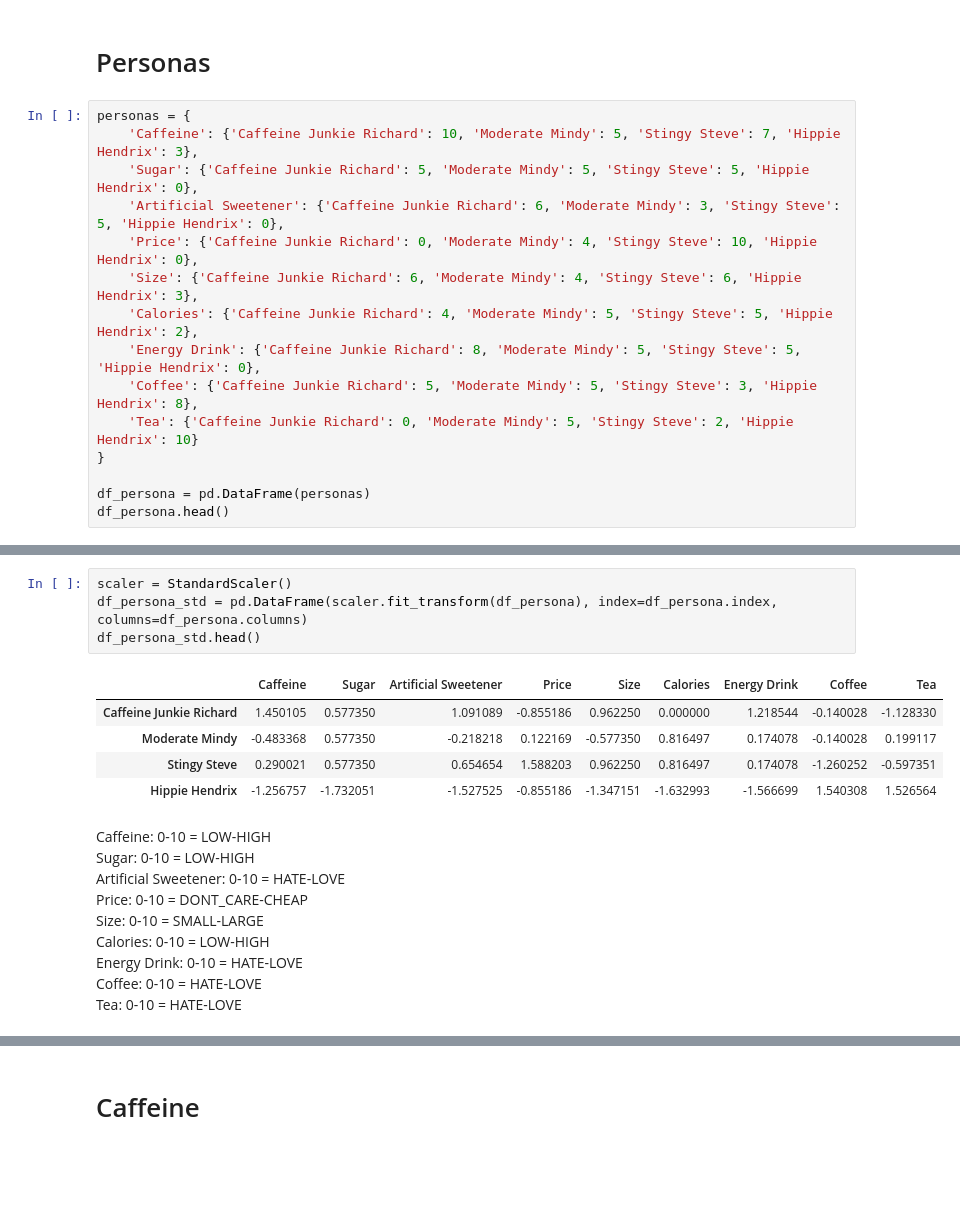
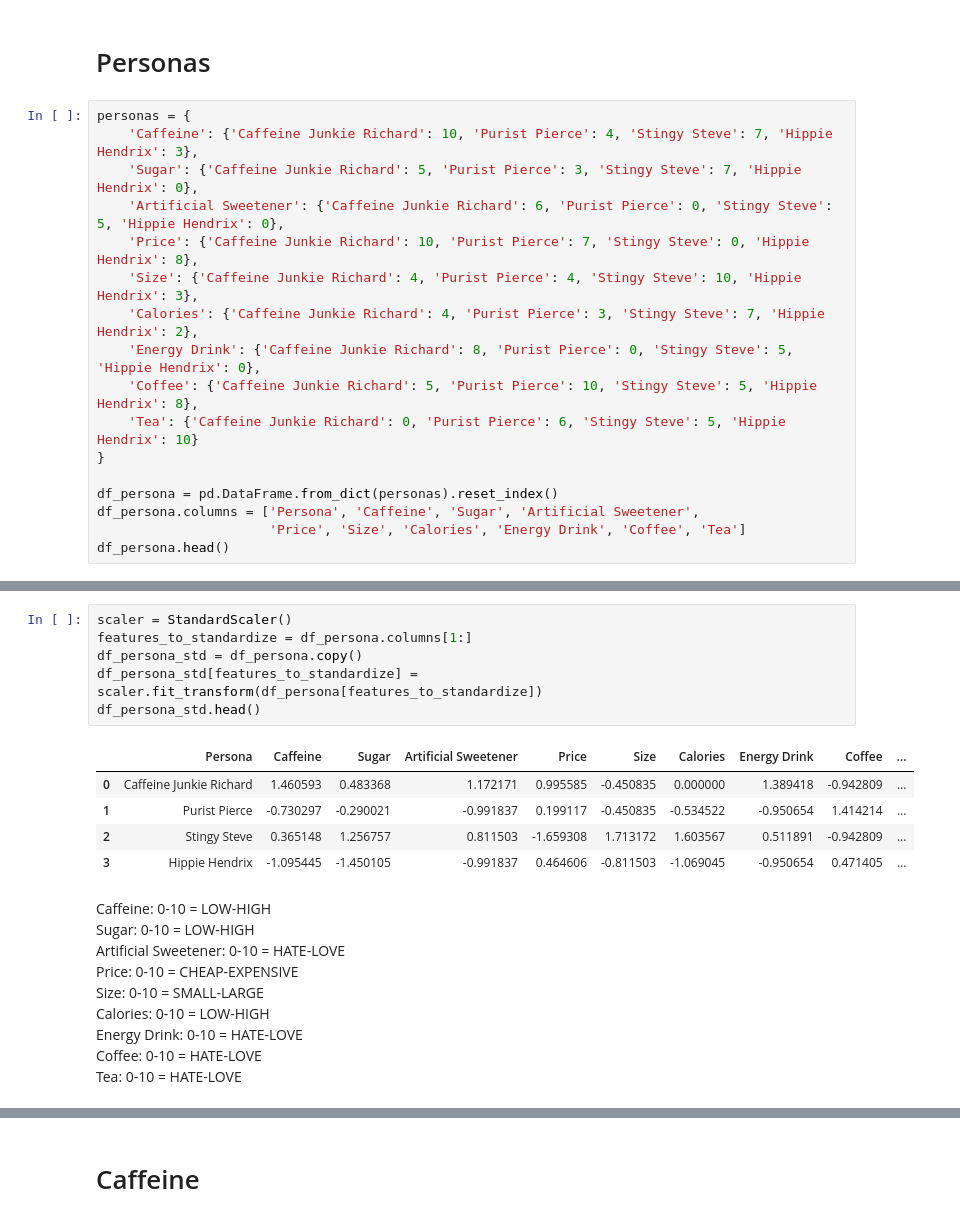
Before and after one commit to nallen19/CaffeineVisualization, a Jupyter notebook: Personas.ipynb, the cells around one changed output, grey strips where cells are left out. Drawn from its saved outputs; the diff is of its cells as text; blank space fills up the shorter version.

```diff
--- a/Personas.ipynb
+++ b/Personas.ipynb
@@ -11,17 +11,19 @@ from sklearn.preprocessing import StandardScaler
 # Personas
 # %%
 personas = {
-    'Caffeine': {'Caffeine Junkie Richard': 10, 'Moderate Mindy': 5, 'Stingy Steve': 7, 'Hippie Hendrix': 3},
-    'Sugar': {'Caffeine Junkie Richard': 5, 'Moderate Mindy': 5, 'Stingy Steve': 5, 'Hippie Hendrix': 0},
-    'Artificial Sweetener': {'Caffeine Junkie Richard': 6, 'Moderate Mindy': 3, 'Stingy Steve': 5, 'Hippie Hendrix': 0},
-    'Price': {'Caffeine Junkie Richard': 0, 'Moderate Mindy': 4, 'Stingy Steve': 10, 'Hippie Hendrix': 0},
-    'Size': {'Caffeine Junkie Richard': 6, 'Moderate Mindy': 4, 'Stingy Steve': 6, 'Hippie Hendrix': 3},
-    'Calories': {'Caffeine Junkie Richard': 4, 'Moderate Mindy': 5, 'Stingy Steve': 5, 'Hippie Hendrix': 2},
-    'Energy Drink': {'Caffeine Junkie Richard': 8, 'Moderate Mindy': 5, 'Stingy Steve': 5, 'Hippie Hendrix': 0},
-    'Coffee': {'Caffeine Junkie Richard': 5, 'Moderate Mindy': 5, 'Stingy Steve': 3, 'Hippie Hendrix': 8},
-    'Tea': {'Caffeine Junkie Richard': 0, 'Moderate Mindy': 5, 'Stingy Steve': 2, 'Hippie Hendrix': 10}
+    'Caffeine': {'Caffeine Junkie Richard': 10, 'Purist Pierce': 4, 'Stingy Steve': 7, 'Hippie Hendrix': 3},
+    'Sugar': {'Caffeine Junkie Richard': 5, 'Purist Pierce': 3, 'Stingy Steve': 7, 'Hippie Hendrix': 0},
+    'Artificial Sweetener': {'Caffeine Junkie Richard': 6, 'Purist Pierce': 0, 'Stingy Steve': 5, 'Hippie Hendrix': 0},
+    'Price': {'Caffeine Junkie Richard': 10, 'Purist Pierce': 7, 'Stingy Steve': 0, 'Hippie Hendrix': 8},
+    'Size': {'Caffeine Junkie Richard': 4, 'Purist Pierce': 4, 'Stingy Steve': 10, 'Hippie Hendrix': 3},
+    'Calories': {'Caffeine Junkie Richard': 4, 'Purist Pierce': 3, 'Stingy Steve': 7, 'Hippie Hendrix': 2},
+    'Energy Drink': {'Caffeine Junkie Richard': 8, 'Purist Pierce': 0, 'Stingy Steve': 5, 'Hippie Hendrix': 0},
+    'Coffee': {'Caffeine Junkie Richard': 5, 'Purist Pierce': 10, 'Stingy Steve': 5, 'Hippie Hendrix': 8},
+    'Tea': {'Caffeine Junkie Richard': 0, 'Purist Pierce': 6, 'Stingy Steve': 5, 'Hippie Hendrix': 10}
 }
 
-df_persona = pd.DataFrame(personas)
+df_persona = pd.DataFrame.from_dict(personas).reset_index()
+df_persona.columns = ['Persona', 'Caffeine', 'Sugar', 'Artificial Sweetener',
+                      'Price', 'Size', 'Calories', 'Energy Drink', 'Coffee', 'Tea']
 df_persona.head()
 # %% [output]
@@ -33,18 +35,20 @@ df_persona.head()
 # %%
 scaler = StandardScaler()
-df_persona_std = pd.DataFrame(scaler.fit_transform(df_persona), index=df_persona.index, columns=df_persona.columns)
+features_to_standardize = df_persona.columns[1:]
+df_persona_std = df_persona.copy()
+df_persona_std[features_to_standardize] = scaler.fit_transform(df_persona[features_to_standardize])
 df_persona_std.head()
 # %% [output]
-|  | Caffeine | Sugar | Artificial Sweetener | Price | Size | Calories | Energy Drink | Coffee | Tea |
-| Caffeine Junkie Richard | 1.450105 | 0.577350 | 1.091089 | -0.855186 | 0.962250 | 0.000000 | 1.218544 | -0.140028 | -1.128330 |
-| Moderate Mindy | -0.483368 | 0.577350 | -0.218218 | 0.122169 | -0.577350 | 0.816497 | 0.174078 | -0.140028 | 0.199117 |
-| Stingy Steve | 0.290021 | 0.577350 | 0.654654 | 1.588203 | 0.962250 | 0.816497 | 0.174078 | -1.260252 | -0.597351 |
-| Hippie Hendrix | -1.256757 | -1.732051 | -1.527525 | -0.855186 | -1.347151 | -1.632993 | -1.566699 | 1.540308 | 1.526564 |
+|  | Persona | Caffeine | Sugar | Artificial Sweetener | Price | Size | Calories | Energy Drink | Coffee | ... |
+| 0 | Caffeine Junkie Richard | 1.460593 | 0.483368 | 1.172171 | 0.995585 | -0.450835 | 0.000000 | 1.389418 | -0.942809 | ... |
+| 1 | Purist Pierce | -0.730297 | -0.290021 | -0.991837 | 0.199117 | -0.450835 | -0.534522 | -0.950654 | 1.414214 | ... |
+| 2 | Stingy Steve | 0.365148 | 1.256757 | 0.811503 | -1.659308 | 1.713172 | 1.603567 | 0.511891 | -0.942809 | ... |
+| 3 | Hippie Hendrix | -1.095445 | -1.450105 | -0.991837 | 0.464606 | -0.811503 | -1.069045 | -0.950654 | 0.471405 | ... |
 # %% [markdown]
 Caffeine: 0-10 = LOW-HIGH\
 Sugar: 0-10 = LOW-HIGH\
 Artificial Sweetener: 0-10 = HATE-LOVE\
-Price: 0-10 = DONT_CARE-CHEAP\
+Price: 0-10 = CHEAP-EXPENSIVE\
 Size: 0-10 = SMALL-LARGE\
 Calories: 0-10 = LOW-HIGH\
 Energy Drink: 0-10 = HATE-LOVE\
```
Also changed, not shown: parts of 19 cells of this notebook, 1 other file.
